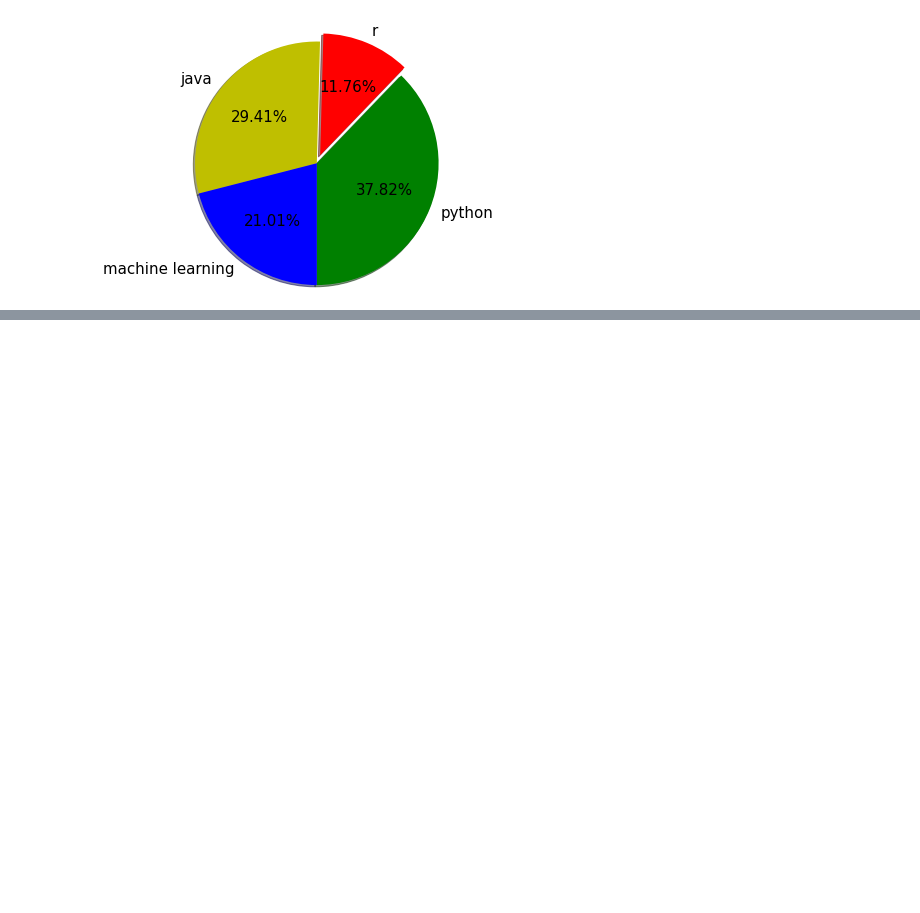
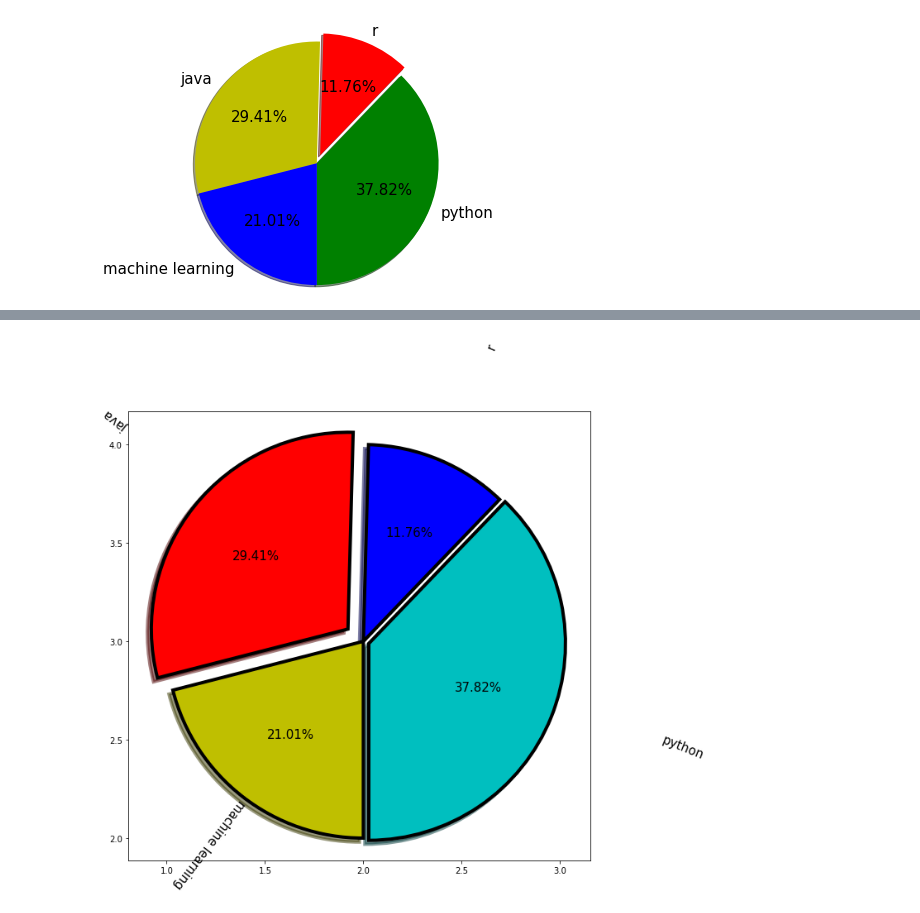
Before and after one commit to riad5089/Matplotlib, a Jupyter notebook: Matplotlib pie chart.ipynb, the cells around one changed output, grey strips where cells are left out. Saved outputs shown, nothing was run; the diff lists cells and outputs as text; code cells hidden in the pictures; blank space fills up the shorter version.

```diff
--- a/Matplotlib pie chart.ipynb
+++ b/Matplotlib pie chart.ipynb
@@ -45,0 +64,24 @@ plt.show()
+# %%
+plt.figure(figsize = (16,10))
+wedgeprops = {"linewidth": 4, 'width':1, "edgecolor":"k"} # Width = 1
+plt.pie(
+        class1_stu,
+        labels = classes,
+        explode = explode,
+        colors = colors,
+        autopct = "%0.2f%%",
+        pctdistance = 0.6,
+        shadow =True,
+        labeldistance = 1.6,
+        startangle = 270,
+        radius = 1,
+        counterclock = True,
+        wedgeprops = wedgeprops,
+        textprops = textprops,
+        center=(2, 3),
+        frame=True,
+        rotatelabels=True
+        )
+plt.show()
+# %% [output]
+[figure, added]
```
Also changed, not shown: parts of 3 cells of this notebook.
